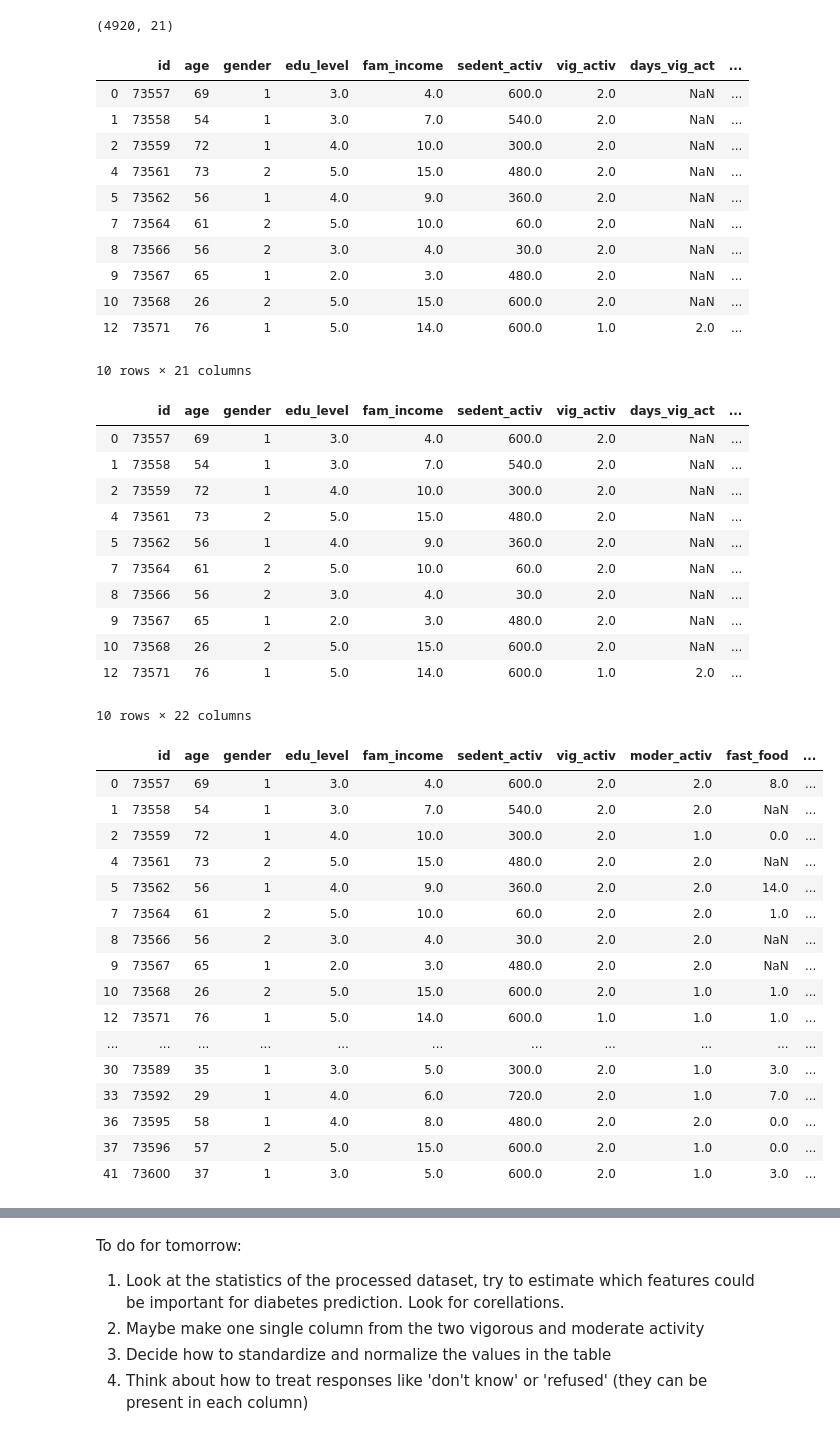
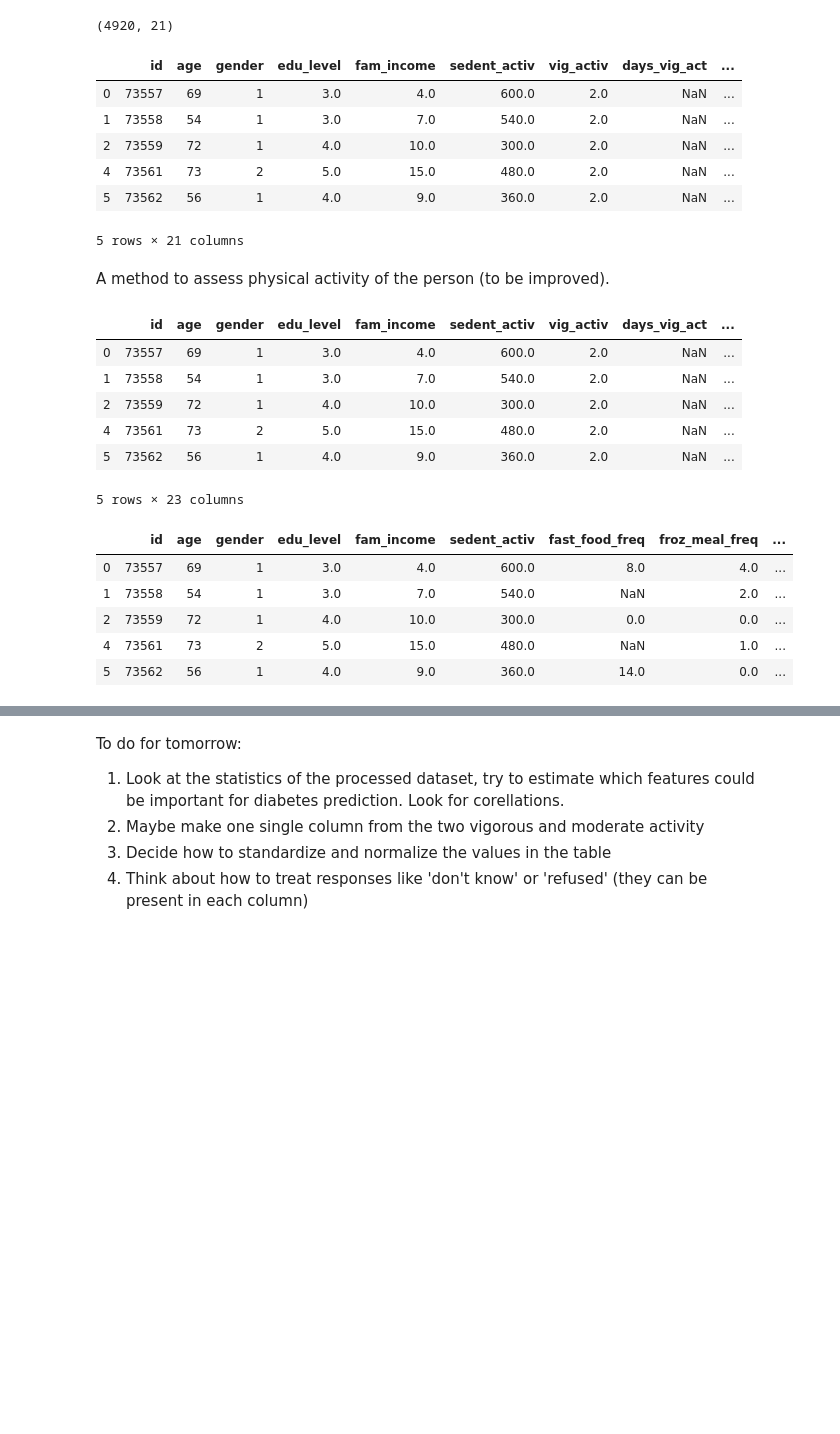
Before and after one commit to ElviraMingazova/PRML_Project, a Jupyter notebook: Diabetes_pred.ipynb, the cells around one changed output, grey strips where cells are left out. Drawn from its saved outputs; the diff is of its cells as text; code cells hidden in the pictures; blank space fills up the shorter version.

```diff
--- a/Diabetes_pred.ipynb
+++ b/Diabetes_pred.ipynb
@@ -203,8 +203,8 @@ diabetes_feat.rename(columns={'SEQN':'id',
                               'PAQ665':'moder_activ',
                               'PAQ670':'days_mod_act',
                               'PAD675':'min_mod_activ',
-                              'DBD900':'fast_food',
-                              'DBD895':'meals_outside',
+                              'DBD900':'fast_food_freq',
+                              'DBD910':'froz_meal_freq',
                               'DPQ030':'sleep_disorder',
                               'DPQ040':'little_energy',
                               'WHQ030':'self_estim_weight',
@@ -212,7 +212,7 @@ diabetes_feat.rename(columns={'SEQN':'id',
                               'BMXWAIST':'waist_circum',
                               'LBDBMNSI':'bld_manganese',
                               'LBXGH':'glycohemoglobin'}, inplace=True)
-diabetes_feat.head(10)
+diabetes_feat.head()
 # %% [output]
 |  | id | age | gender | edu_level | fam_income | sedent_activ | vig_activ | days_vig_act | ... |
 | 0 | 73557 | 69 | 1 | 3.0 | 4.0 | 600.0 | 2.0 | NaN | ... |
@@ -220,26 +220,23 @@ diabetes_feat.head(10)
 | 2 | 73559 | 72 | 1 | 4.0 | 10.0 | 300.0 | 2.0 | NaN | ... |
 | 4 | 73561 | 73 | 2 | 5.0 | 15.0 | 480.0 | 2.0 | NaN | ... |
 | 5 | 73562 | 56 | 1 | 4.0 | 9.0 | 360.0 | 2.0 | NaN | ... |
-| 7 | 73564 | 61 | 2 | 5.0 | 10.0 | 60.0 | 2.0 | NaN | ... |
-| 8 | 73566 | 56 | 2 | 3.0 | 4.0 | 30.0 | 2.0 | NaN | ... |
-| 9 | 73567 | 65 | 1 | 2.0 | 3.0 | 480.0 | 2.0 | NaN | ... |
-| 10 | 73568 | 26 | 2 | 5.0 | 15.0 | 600.0 | 2.0 | NaN | ... |
-| 12 | 73571 | 76 | 1 | 5.0 | 14.0 | 600.0 | 1.0 | 2.0 | ... |
-10 rows × 21 columns
+5 rows × 21 columns
 # %%
 diabetes_feat.loc[diabetes_feat['glycohemoglobin'] < 6.0, 'diabetes'] = 0
 diabetes_feat.loc[(diabetes_feat['glycohemoglobin'] >=6.0) & (diabetes_feat['glycohemoglobin'] < 6.5), 'diabetes'] = 1
-diabetes_feat.loc[diabetes_feat['glycohemoglobin'] >= 6.5, 'diabetes'] = 3
+diabetes_feat.loc[diabetes_feat['glycohemoglobin'] >= 6.5, 'diabetes'] = 2
+# %% [markdown]
+A method to assess physical activity of the person (to be improved).
 # %%
 def phys_activity(row):
    # if (row['vig_activ'] == 1 and row['days_vig_act'] >= 2.0) or (row['min_mod_activ'] >=60 and row['min_mod_activ'] >= 2.0):
-   if (row['vig_activ'] == 1 and row['days_vig_act'] >= 2.0) or (row['min_mod_activ'] >= 30 and row['min_mod_activ'] >= 5.0):
+   if (row['vig_activ'] == 1 and row['days_vig_act'] >= 2.0) or (row['min_mod_activ'] >= 30 and row['min_mod_activ'] >= 3.0):
         return 1
    return 2
 
 diabetes_feat['phys_active'] = diabetes_feat.apply(lambda row: phys_activity(row), axis=1)
 # %%
-diabetes_feat.head(10)
+diabetes_feat.head()
 # %% [output]
 |  | id | age | gender | edu_level | fam_income | sedent_activ | vig_activ | days_vig_act | ... |
 | 0 | 73557 | 69 | 1 | 3.0 | 4.0 | 600.0 | 2.0 | NaN | ... |
@@ -247,32 +244,16 @@ diabetes_feat.head(10)
 | 2 | 73559 | 72 | 1 | 4.0 | 10.0 | 300.0 | 2.0 | NaN | ... |
 | 4 | 73561 | 73 | 2 | 5.0 | 15.0 | 480.0 | 2.0 | NaN | ... |
 | 5 | 73562 | 56 | 1 | 4.0 | 9.0 | 360.0 | 2.0 | NaN | ... |
-| 7 | 73564 | 61 | 2 | 5.0 | 10.0 | 60.0 | 2.0 | NaN | ... |
-| 8 | 73566 | 56 | 2 | 3.0 | 4.0 | 30.0 | 2.0 | NaN | ... |
-| 9 | 73567 | 65 | 1 | 2.0 | 3.0 | 480.0 | 2.0 | NaN | ... |
-| 10 | 73568 | 26 | 2 | 5.0 | 15.0 | 600.0 | 2.0 | NaN | ... |
-| 12 | 73571 | 76 | 1 | 5.0 | 14.0 | 600.0 | 1.0 | 2.0 | ... |
-10 rows × 22 columns
+5 rows × 23 columns
 # %%
-diabetes_feat.drop(['glycohemoglobin'], axis=1, inplace=True)
+diabetes_feat.drop(['vig_activ', 'days_vig_act','min_vig_activ','moder_activ','days_mod_act','min_mod_activ','glycohemoglobin'], axis=1, inplace=True)
 # %%
-diabetes_feat.head(20)
+diabetes_feat.head()
 # %% [output]
-|  | id | age | gender | edu_level | fam_income | sedent_activ | vig_activ | moder_activ | fast_food | ... |
-| 0 | 73557 | 69 | 1 | 3.0 | 4.0 | 600.0 | 2.0 | 2.0 | 8.0 | ... |
-| 1 | 73558 | 54 | 1 | 3.0 | 7.0 | 540.0 | 2.0 | 2.0 | NaN | ... |
-| 2 | 73559 | 72 | 1 | 4.0 | 10.0 | 300.0 | 2.0 | 1.0 | 0.0 | ... |
-| 4 | 73561 | 73 | 2 | 5.0 | 15.0 | 480.0 | 2.0 | 2.0 | NaN | ... |
-| 5 | 73562 | 56 | 1 | 4.0 | 9.0 | 360.0 | 2.0 | 2.0 | 14.0 | ... |
-| 7 | 73564 | 61 | 2 | 5.0 | 10.0 | 60.0 | 2.0 | 2.0 | 1.0 | ... |
-| 8 | 73566 | 56 | 2 | 3.0 | 4.0 | 30.0 | 2.0 | 2.0 | NaN | ... |
-| 9 | 73567 | 65 | 1 | 2.0 | 3.0 | 480.0 | 2.0 | 2.0 | NaN | ... |
-| 10 | 73568 | 26 | 2 | 5.0 | 15.0 | 600.0 | 2.0 | 1.0 | 1.0 | ... |
-| 12 | 73571 | 76 | 1 | 5.0 | 14.0 | 600.0 | 1.0 | 1.0 | 1.0 | ... |
-| ... | ... | ... | ... | ... | ... | ... | ... | ... | ... | ... |
-| 30 | 73589 | 35 | 1 | 3.0 | 5.0 | 300.0 | 2.0 | 1.0 | 3.0 | ... |
-| 33 | 73592 | 29 | 1 | 4.0 | 6.0 | 720.0 | 2.0 | 1.0 | 7.0 | ... |
-| 36 | 73595 | 58 | 1 | 4.0 | 8.0 | 480.0 | 2.0 | 2.0 | 0.0 | ... |
-| 37 | 73596 | 57 | 2 | 5.0 | 15.0 | 600.0 | 2.0 | 1.0 | 0.0 | ... |
-| 41 | 73600 | 37 | 1 | 3.0 | 5.0 | 600.0 | 2.0 | 1.0 | 3.0 | ... |
+|  | id | age | gender | edu_level | fam_income | sedent_activ | fast_food_freq | froz_meal_freq | ... |
+| 0 | 73557 | 69 | 1 | 3.0 | 4.0 | 600.0 | 8.0 | 4.0 | ... |
+| 1 | 73558 | 54 | 1 | 3.0 | 7.0 | 540.0 | NaN | 2.0 | ... |
+| 2 | 73559 | 72 | 1 | 4.0 | 10.0 | 300.0 | 0.0 | 0.0 | ... |
+| 4 | 73561 | 73 | 2 | 5.0 | 15.0 | 480.0 | NaN | 1.0 | ... |
+| 5 | 73562 | 56 | 1 | 4.0 | 9.0 | 360.0 | 14.0 | 0.0 | ... |
 # %%
```
Also changed, not shown: parts of 48 cells of this notebook.
